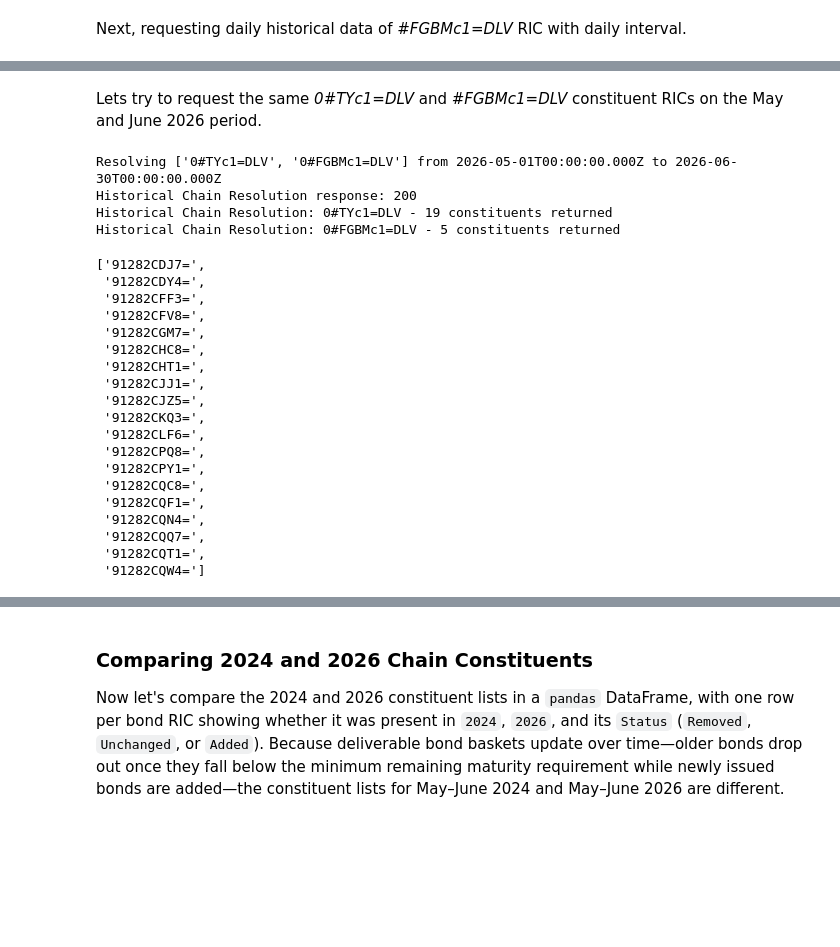
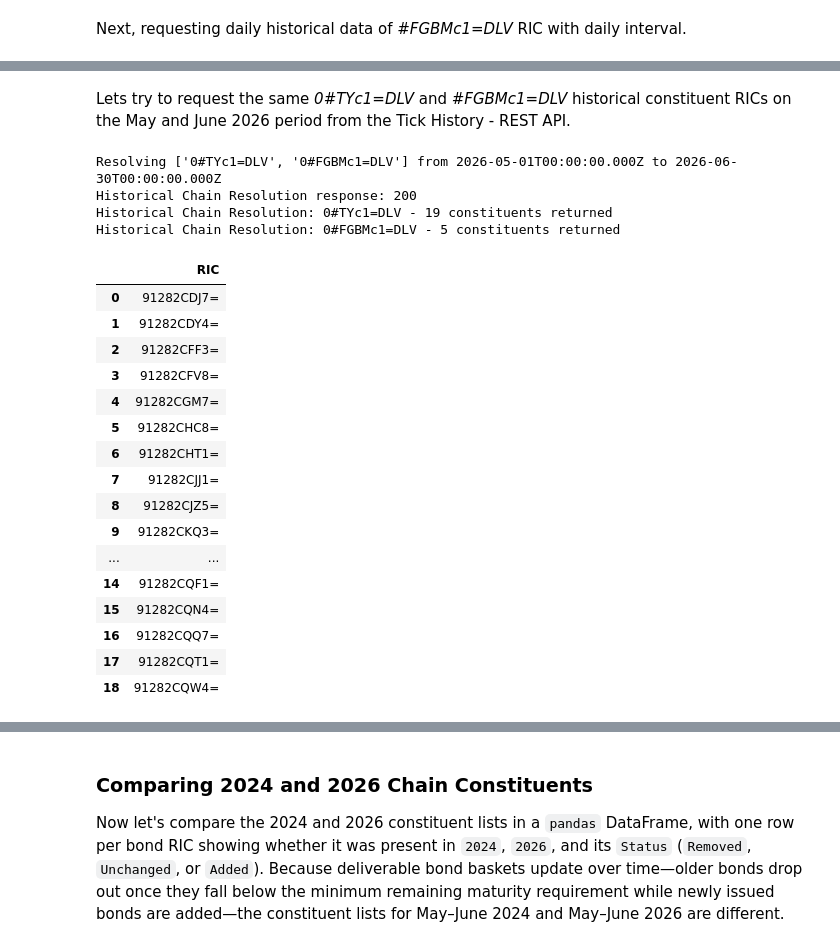
Before and after one commit to LSEG-API-Samples/Aticle.TickHistory.DataLibrary.ChainHistoryRetrieval, a Jupyter notebook: notebook/chainhistory_tickhistory_ld.ipynb, the cells around one changed output, grey strips where cells are left out. Saved outputs shown, nothing was run; the diff lists cells and outputs as text; code cells hidden in the pictures; blank space fills up the shorter version.

```diff
--- a/notebook/chainhistory_tickhistory_ld.ipynb
+++ b/notebook/chainhistory_tickhistory_ld.ipynb
@@ -255,7 +261,7 @@ euro_bobl_5y_history_2024.head(20)
 | 2024-05-28 | 89.708 | 89.721 | 87.598 | 87.62 | 86.577 | 86.612 | 97.439 | 97.468 | 97.547 | 97.565 | ... |
 | 2024-05-29 | 89.415 | 89.427 | 87.264 | 87.29 | 86.199 | 86.231 | 97.061 | 97.09 | 97.219 | 97.238 | ... |
 # %% [markdown]
-Lets try to request the same *0#TYc1=DLV* and *#FGBMc1=DLV* constituent RICs on the May and June 2026 period.
+Lets try to request the same *0#TYc1=DLV* and *#FGBMc1=DLV* historical constituent RICs on the May and June 2026 period from the Tick History - REST API.
 # %%
 START_2026 = "2026-05-01T00:00:00.000Z"
 END_2026   = "2026-06-30T00:00:00.000Z"
@@ -276,26 +282,24 @@ Historical Chain Resolution: 0#TYc1=DLV - 19 constituents returned
 Historical Chain Resolution: 0#FGBMc1=DLV - 5 constituents returned
 # %%
 us_10y_treasury_rics_2026 = get_valid_rics(constituents_2026, CHAIN_RICS[0])
-us_10y_treasury_rics_2026
+pd.DataFrame(us_10y_treasury_rics_2026, columns=["RIC"])
 # %% [output]
-['91282CDJ7=',
- '91282CDY4=',
- '91282CFF3=',
- '91282CFV8=',
- '91282CGM7=',
- '91282CHC8=',
- '91282CHT1=',
- '91282CJJ1=',
- '91282CJZ5=',
- '91282CKQ3=',
- '91282CLF6=',
- '91282CPQ8=',
- '91282CPY1=',
- '91282CQC8=',
- '91282CQF1=',
- '91282CQN4=',
- '91282CQQ7=',
- '91282CQT1=',
- '91282CQW4=']
+|  | RIC |
+| 0 | 91282CDJ7= |
+| 1 | 91282CDY4= |
+| 2 | 91282CFF3= |
+| 3 | 91282CFV8= |
+| 4 | 91282CGM7= |
+| 5 | 91282CHC8= |
+| 6 | 91282CHT1= |
+| 7 | 91282CJJ1= |
+| 8 | 91282CJZ5= |
+| 9 | 91282CKQ3= |
+| ... | ... |
+| 14 | 91282CQF1= |
+| 15 | 91282CQN4= |
+| 16 | 91282CQQ7= |
+| 17 | 91282CQT1= |
+| 18 | 91282CQW4= |
 # %%
 euro_bobl_5y_rics_2026 = get_valid_rics(constituents_2026, CHAIN_RICS[1])
```
Also changed, not shown: parts of 5 cells of this notebook, 11 other files.
